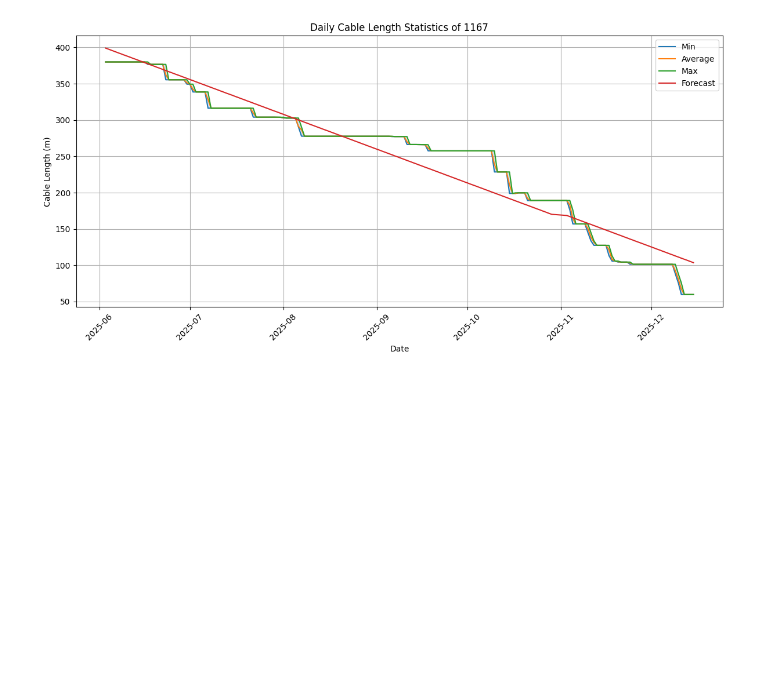
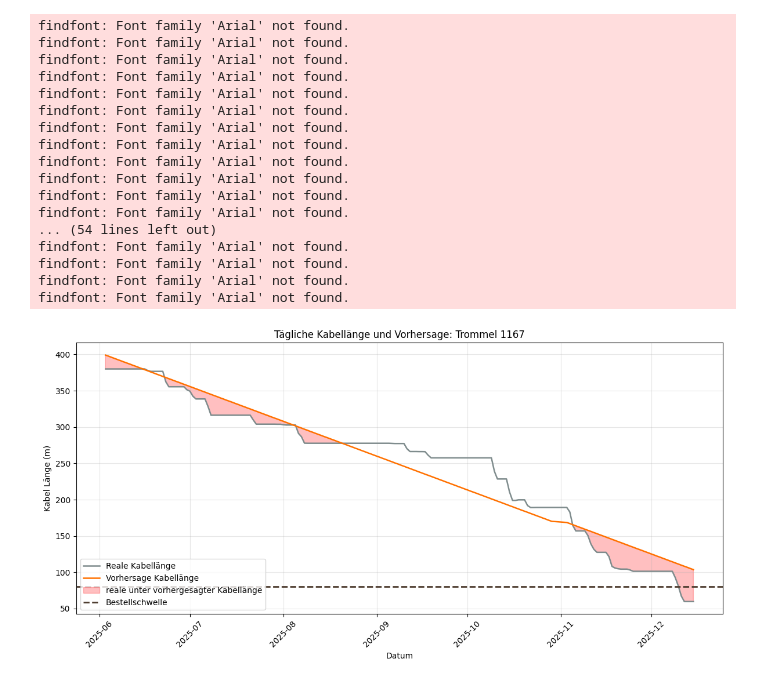
Before and after one commit to bluepineapple2000/LappHackathon, a Jupyter notebook: data/DataCableDrums.ipynb, the cells around one changed output. Drawn from its saved outputs; the diff is of its cells as text; code cells hidden in the pictures; blank space fills up the shorter version.

```diff
--- a/data/DataCableDrums.ipynb
+++ b/data/DataCableDrums.ipynb
@@ -16,34 +17,69 @@ forecastdrum.head()
 # %%
 # Sort by date (just in case)
 forecastdrum = forecastdrum.sort_values('date')
 
+# Use Arial for text rendering
+plt.rcParams['font.family'] = 'Arial'
+
 plt.figure(figsize=(12, 6))
 
 # Plot lines
-plt.plot(forecastdrum['date'], forecastdrum['daily_min_cable_length_m'], label='Min')
-plt.plot(forecastdrum['date'], forecastdrum['daily_avg_cable_length_m'], label='Average')
-plt.plot(forecastdrum['date'], forecastdrum['daily_max_cable_length_m'], label='Max')
-plt.plot(forecastdrum['date'], forecastdrum['linear_forecast_m'], label='Forecast')
+plt.plot(forecastdrum['date'], forecastdrum['daily_avg_cable_length_m'], label='Reale Kabellänge', color='#7f8c8d', linewidth=1.8)
+plt.plot(forecastdrum['date'], forecastdrum['linear_forecast_m'], label='Vorhersage Kabellänge', color='#ff7100', linewidth=1.8)
 
-# Optional: fill area between min and max for better visualization
+# Highlight all periods where Durchschnitt is below Vorhersage
+below_forecast = forecastdrum['daily_avg_cable_length_m'] < forecastdrum['linear_forecast_m']
 plt.fill_between(
     forecastdrum['date'],
-    forecastdrum['daily_min_cable_length_m'],
-    forecastdrum['daily_max_cable_length_m'],
-    alpha=0.2
-)
+    forecastdrum['daily_avg_cable_length_m'],
+    forecastdrum['linear_forecast_m'],
+    where=below_forecast,
+    color="#ff0004",
+    alpha=0.25,
+    interpolate=True,
+    label='reale unter vorhergesagter Kabellänge'
+ )
+
+# If available, draw the reorder threshold
+if 'order_threshold_m' in forecastdrum.columns:
+    threshold_value = forecastdrum['order_threshold_m'].iloc[-1]
+    plt.axhline(
+        y=threshold_value,
+        color='#4e3d30',
+        linestyle='--',
+        linewidth=2.0,
+        label='Bestellschwelle'
+    )
+
 
 # Labels & styling
-plt.xlabel('Date')
-plt.ylabel('Cable Length (m)')
-plt.title('Daily Cable Length Statistics of 1167')
-plt.legend()
-plt.grid(True)
+plt.xlabel('Datum', fontname='Arial')
+plt.ylabel('Kabel Länge (m)', fontname='Arial')
+plt.title('Tägliche Kabellänge und Vorhersage: Trommel 1167', fontname='Arial')
+plt.grid(True, alpha=0.3)
+plt.legend(loc='lower left')
 
 plt.xticks(rotation=45)
 plt.tight_layout()
 
 plt.show()
 # %% [output]
+findfont: Font family 'Arial' not found.
+findfont: Font family 'Arial' not found.
+findfont: Font family 'Arial' not found.
+findfont: Font family 'Arial' not found.
+findfont: Font family 'Arial' not found.
+findfont: Font family 'Arial' not found.
+findfont: Font family 'Arial' not found.
+findfont: Font family 'Arial' not found.
+findfont: Font family 'Arial' not found.
+findfont: Font family 'Arial' not found.
+findfont: Font family 'Arial' not found.
+findfont: Font family 'Arial' not found.
+... (54 lines left out)
+findfont: Font family 'Arial' not found.
+findfont: Font family 'Arial' not found.
+findfont: Font family 'Arial' not found.
+findfont: Font family 'Arial' not found.
-[figure, old version]
+[figure, new version]
 # %%
```
Also changed, not shown: parts of 3 cells of this notebook, 6 other files.
